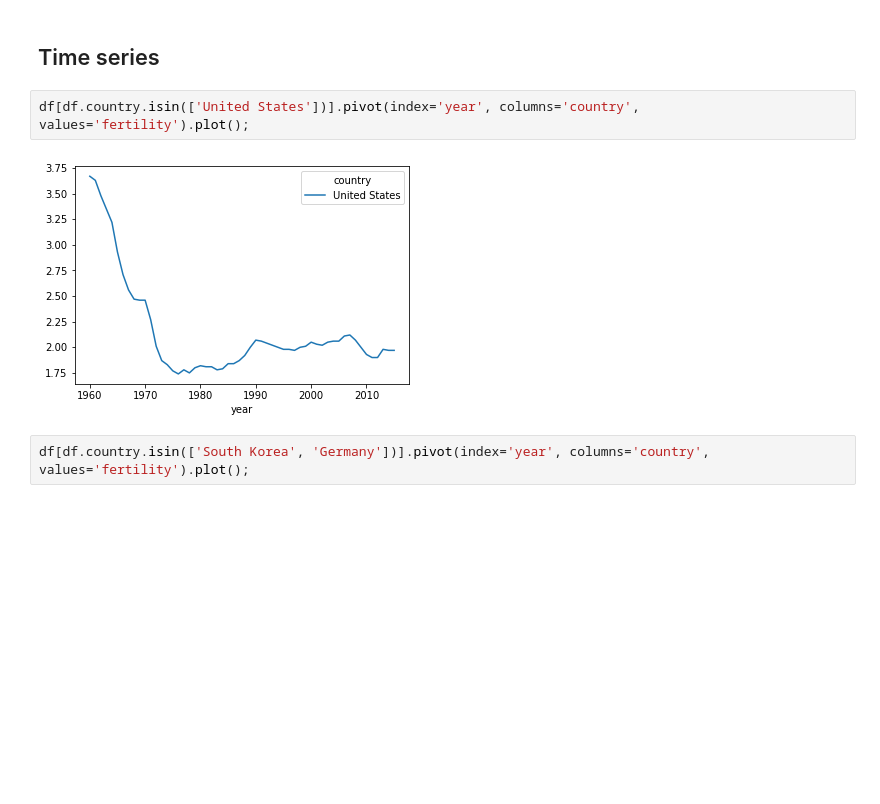
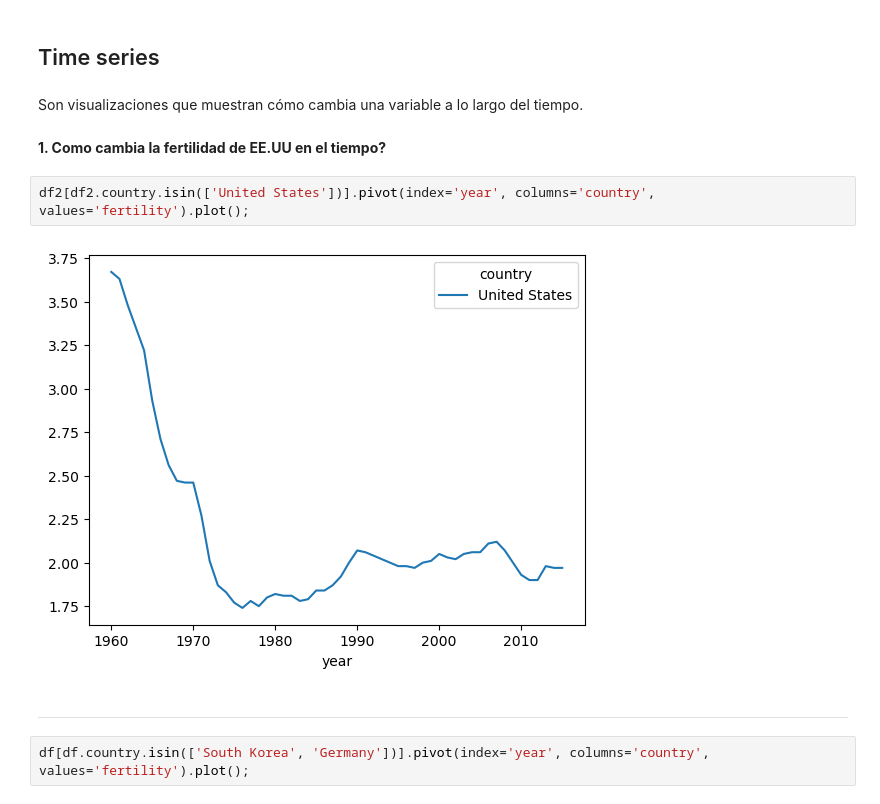
Before and after one commit to jbernalg/Learning_Data, a Jupyter notebook: Course_ML2/Semana_09/Data_viz_II.ipynb, the cells around one changed output. Drawn from its saved outputs; the diff is of its cells as text; blank space fills up the shorter version.

```diff
--- a/Course_ML2/Semana_09/Data_viz_II.ipynb
+++ b/Course_ML2/Semana_09/Data_viz_II.ipynb
@@ -230,10 +230,16 @@ sns.relplot(data=df2[df2.continent.isin(['Europe', 'Asia']) & df2.year.isin([196
 [figure]
 # %% [markdown]
 ## Time series
+# %% [markdown]
+Son visualizaciones que muestran cómo cambia una variable a lo largo del tiempo.
+# %% [markdown]
+__1. Como cambia la fertilidad de EE.UU en el tiempo?__
 # %%
-df[df.country.isin(['United States'])].pivot(index='year', columns='country', values='fertility').plot();
+df2[df2.country.isin(['United States'])].pivot(index='year', columns='country', values='fertility').plot();
 # %% [output]
-[figure, old version]
+[figure, new version]
+# %% [markdown]
+____
 # %%
 df[df.country.isin(['South Korea', 'Germany'])].pivot(index='year', columns='country', values='fertility').plot();
 # %% [output]
```
Also changed, not shown: parts of 1 cell of this notebook.
